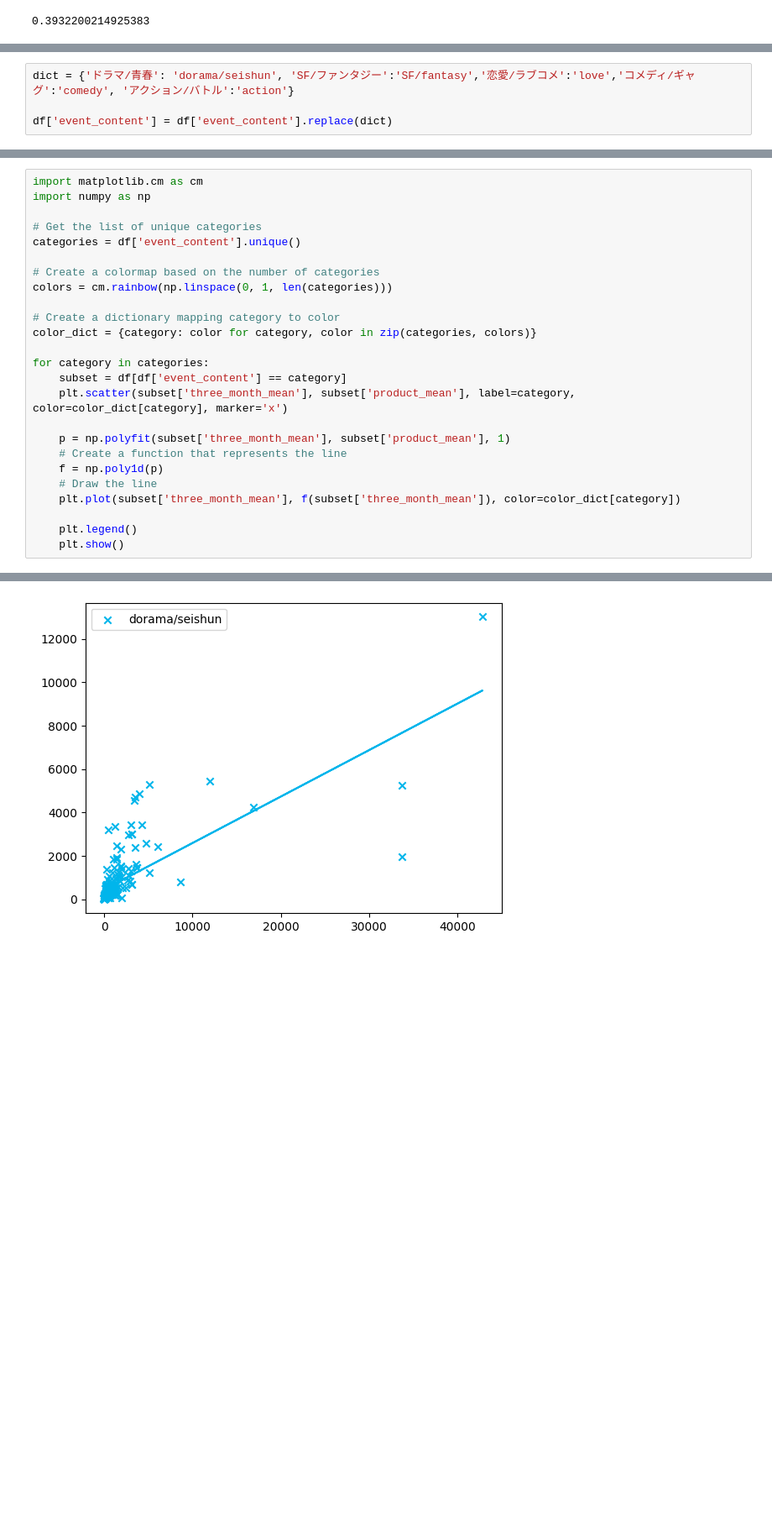
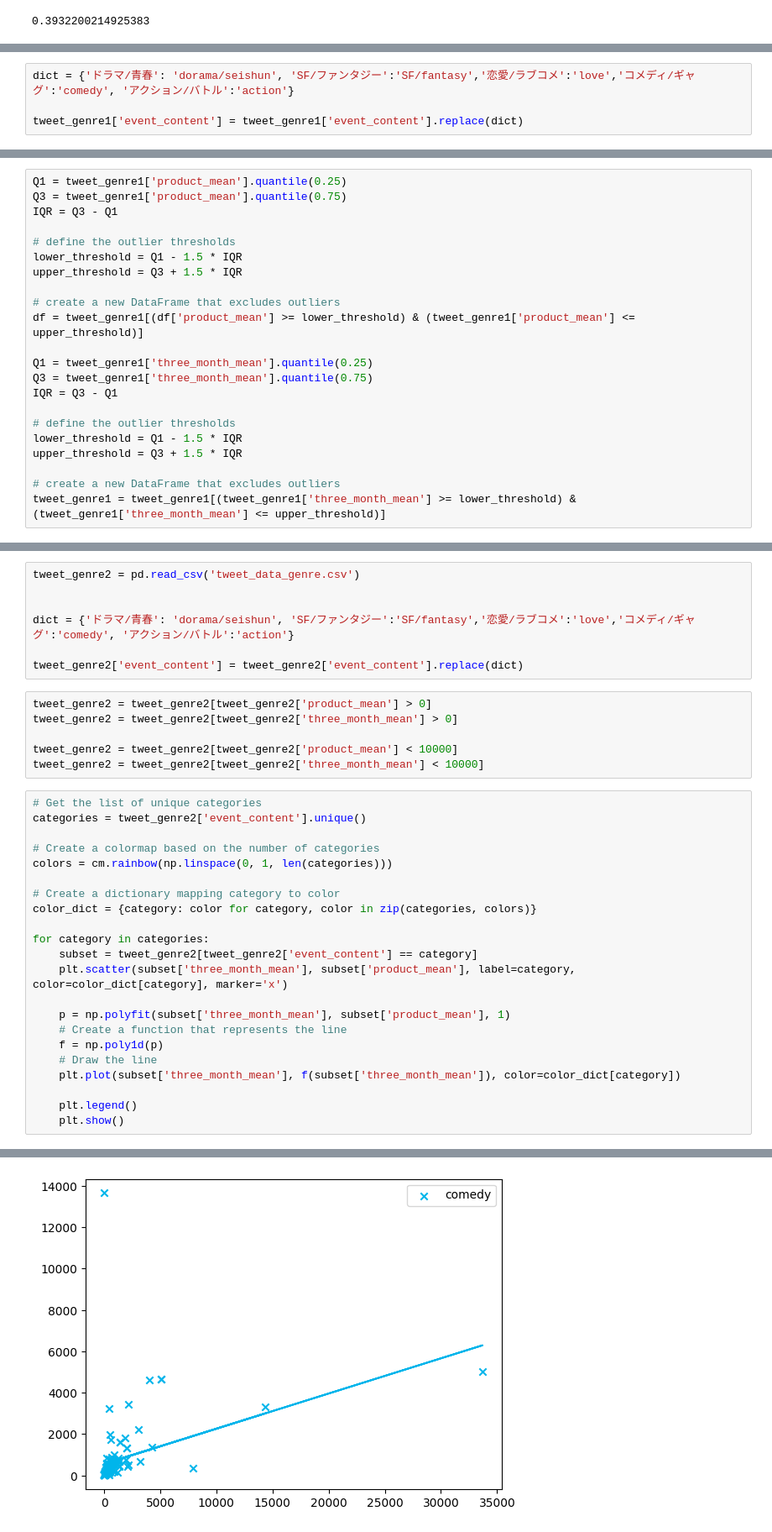
Before and after one commit to ui-fankfurt/twitter_prediction, a Jupyter notebook: favrt_prediction.ipynb, the cells around one changed output, grey strips where cells are left out. Shown at 84% size. Cells and saved outputs as stored; diff of their text form; blank space fills up the shorter version.

```diff
--- a/favrt_prediction.ipynb
+++ b/favrt_prediction.ipynb
@@ -246,4 +209,4 @@ df
 # %%
 dict = {'ドラマ/青春': 'dorama/seishun', 'SF/ファンタジー':'SF/fantasy','恋愛/ラブコメ':'love','コメディ/ギャグ':'comedy', 'アクション/バトル':'action'}
 
-df['event_content'] = df['event_content'].replace(dict)
+tweet_genre1['event_content'] = tweet_genre1['event_content'].replace(dict)
@@ -249,0 +217,22 @@ df['event_content'] = df['event_content'].replace(dict)
+# %%
+Q1 = tweet_genre1['product_mean'].quantile(0.25)
+Q3 = tweet_genre1['product_mean'].quantile(0.75)
+IQR = Q3 - Q1
+
+# define the outlier thresholds
+lower_threshold = Q1 - 1.5 * IQR
+upper_threshold = Q3 + 1.5 * IQR
+
+# create a new DataFrame that excludes outliers
+df = tweet_genre1[(df['product_mean'] >= lower_threshold) & (tweet_genre1['product_mean'] <= upper_threshold)]
+
+Q1 = tweet_genre1['three_month_mean'].quantile(0.25)
+Q3 = tweet_genre1['three_month_mean'].quantile(0.75)
+IQR = Q3 - Q1
+
+# define the outlier thresholds
+lower_threshold = Q1 - 1.5 * IQR
+upper_threshold = Q3 + 1.5 * IQR
+
+# create a new DataFrame that excludes outliers
+tweet_genre1 = tweet_genre1[(tweet_genre1['three_month_mean'] >= lower_threshold) & (tweet_genre1['three_month_mean'] <= upper_threshold)]
@@ -250,9 +292,19 @@ df['event_content'] = df['event_content'].replace(dict)
+# %%
+tweet_genre2 = pd.read_csv('tweet_data_genre.csv')
+
+
+dict = {'ドラマ/青春': 'dorama/seishun', 'SF/ファンタジー':'SF/fantasy','恋愛/ラブコメ':'love','コメディ/ギャグ':'comedy', 'アクション/バトル':'action'}
+
+tweet_genre2['event_content'] = tweet_genre2['event_content'].replace(dict)
+# %%
+tweet_genre2 = tweet_genre2[tweet_genre2['product_mean'] > 0]
+tweet_genre2 = tweet_genre2[tweet_genre2['three_month_mean'] > 0]
+
+tweet_genre2 = tweet_genre2[tweet_genre2['product_mean'] < 10000]
+tweet_genre2 = tweet_genre2[tweet_genre2['three_month_mean'] < 10000]
 # %%
-import matplotlib.cm as cm
-import numpy as np
-
 # Get the list of unique categories
-categories = df['event_content'].unique()
+categories = tweet_genre2['event_content'].unique()
 
 # Create a colormap based on the number of categories
 colors = cm.rainbow(np.linspace(0, 1, len(categories)))
@@ -261,7 +313,7 @@ colors = cm.rainbow(np.linspace(0, 1, len(categories)))
 color_dict = {category: color for category, color in zip(categories, colors)}
 
 for category in categories:
-    subset = df[df['event_content'] == category]
+    subset = tweet_genre2[tweet_genre2['event_content'] == category]
     plt.scatter(subset['three_month_mean'], subset['product_mean'], label=category, color=color_dict[category], marker='x')
 
     p = np.polyfit(subset['three_month_mean'], subset['product_mean'], 1)
@@ -277 +329 @@ for category in categories:
-[figure, old version]
+[figure, new version]
```
Also changed, not shown: parts of 27 cells of this notebook.
